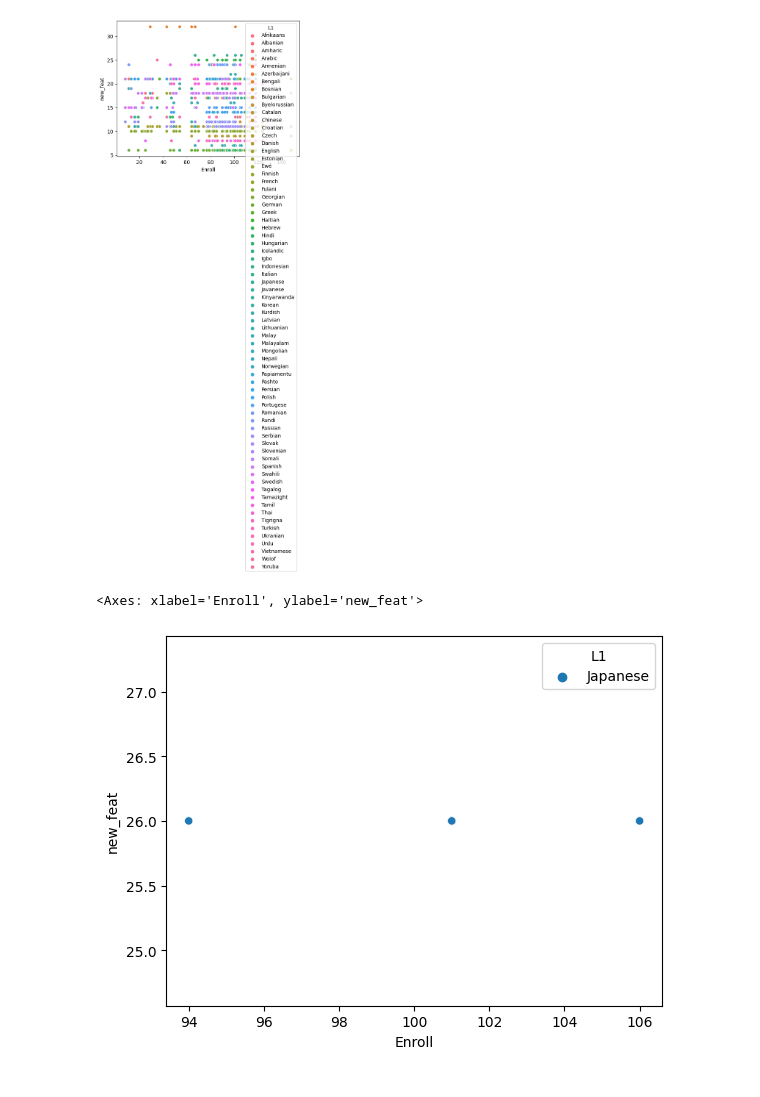
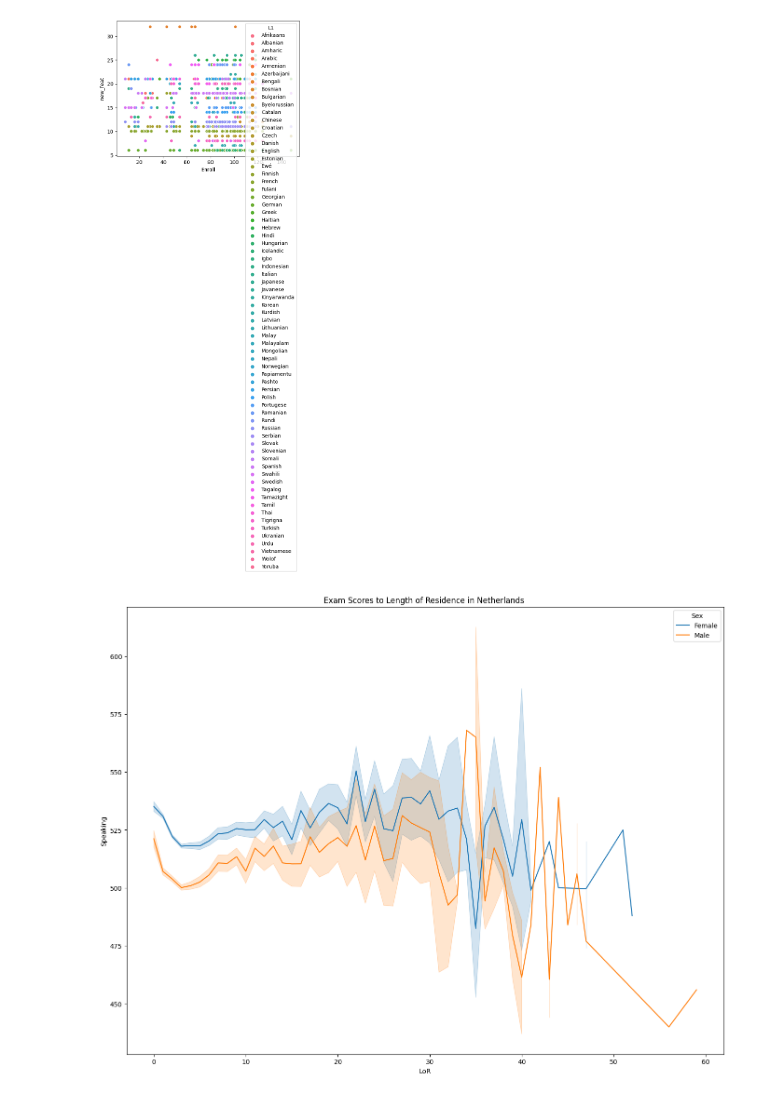
Before and after one commit to SpyChicken00/A-Computational-Approach-to-Language-Learning-Models, a Jupyter notebook: Netherlands.ipynb, the cells around one changed output. Drawn from its saved outputs; the diff is of its cells as text; code cells hidden in the pictures.

```diff
--- a/Netherlands.ipynb
+++ b/Netherlands.ipynb
@@ -84,8 +90,14 @@ sns.scatterplot(data=netherlands, x="Enroll", y="new_feat", hue = "L1")
 # %% [output]
 <Axes: xlabel='Enroll', ylabel='new_feat'>
 [figure]
-# %%
-sns.scatterplot(data=jp_sample, x="Enroll", y="new_feat", hue = "L1")
-# %% [output]
-<Axes: xlabel='Enroll', ylabel='new_feat'>
-[figure, removed]
+# %%
+scatter = sns.lineplot(data=netherlands, x="LoR", y="Speaking", hue = "Sex")
+scatter.set_position([3, 3, 2, 2])
+scatter.set_title("Exam Scores to Length of Residence in Netherlands ")
+# Get the current legend and move it to the desired location
+#plt.legend(loc='upper left')
+
+# Show the plot
+plt.show()
+# %% [output]
+[figure, added]
```
Also changed, not shown: parts of 1 cell of this notebook.
